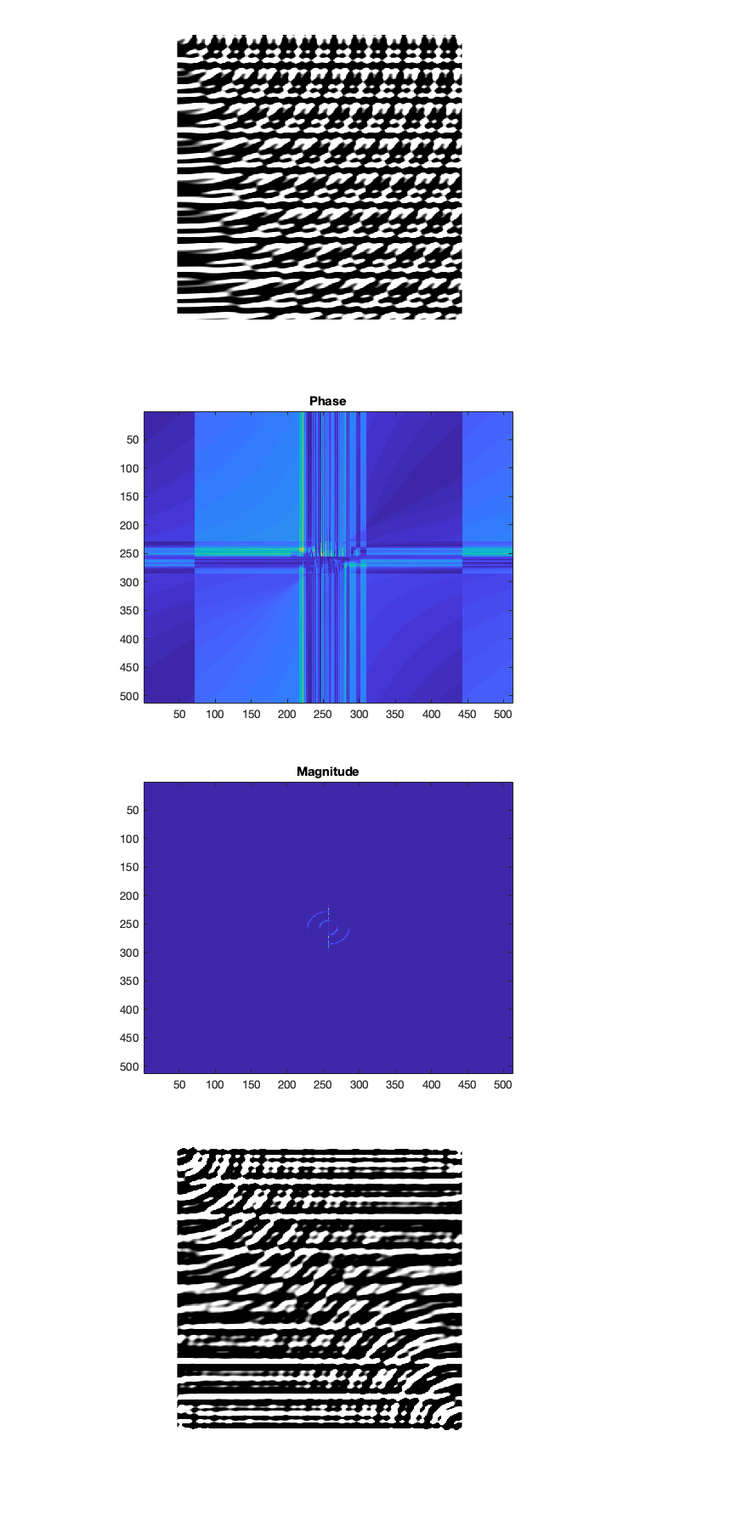
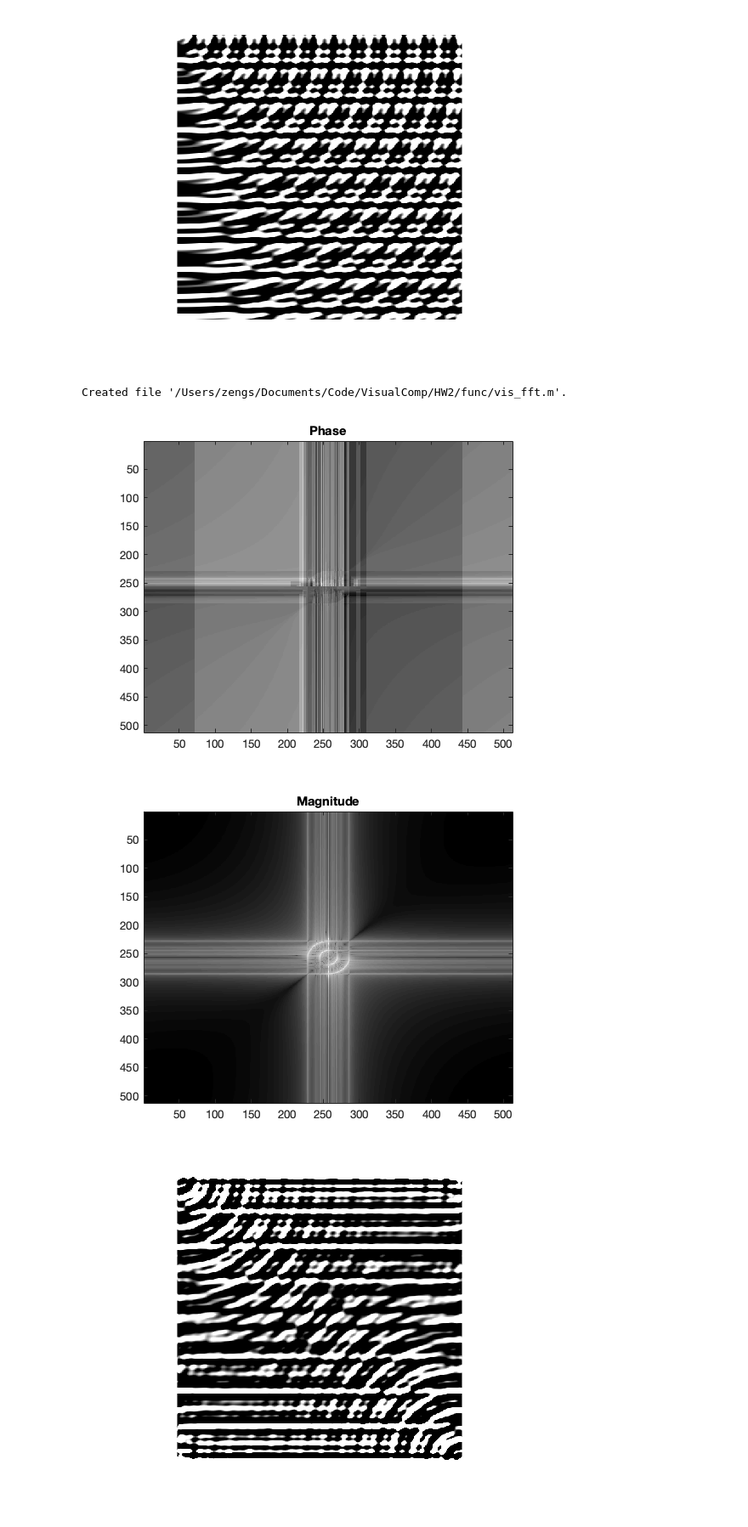
Before and after one commit to SIGUSRz/VisualComp, a Jupyter notebook: HW2/Main.ipynb, the cells around one changed output. Shown at 85% size. Saved outputs shown, nothing was run; the diff lists cells and outputs as text; code cells hidden in the pictures.

```diff
--- a/HW2/Main.ipynb
+++ b/HW2/Main.ipynb
@@ -18,25 +19,34 @@ imshow(I);
 # %%
 y = meshgrid(1:size(I, 1), 1:size(I, 2));
 x = y';
-img = sin(0.2 .* x) + sin(0.3 .* x) + cos(0.4 .* x) + ...
+img1 = sin(0.2 .* x) + sin(0.3 .* x) + cos(0.4 .* x) + ...
     sin(sqrt(x .* x + y .* y) .* 0.15) + sin(sqrt(x .* x + y .* y) .* 0.35);
-imshow(img);
+imshow(img1);
 # %% [output]
 [figure]
 # %%
-fourier = fft2(img);
-mag = abs(fourier);
-f = figure;
-imagesc(abs(fftshift(mag)));
-title("Magnitude");
-fourier(mag < 1e-6) = 0;
-phs = unwrap(angle(fourier));
-f = figure;
-imagesc(abs(fftshift(phs)));
-title("Phase");
+%%file func/vis_fft.m
+function [mag, phs] = vis_fft(img)
+    fourier = fft2(img);
+    mag = abs(fourier);
+    f = figure;
+    imagesc(fftshift(log(mag)));
+    colormap('gray');
+    title("Magnitude");
+    fourier(mag < 1e-6) = 0;
+    phs = angle(fourier);
+    f = figure;
+    imagesc(fftshift(unwrap(phs)));
+    colormap('gray');
+    title("Phase");
+end
 # %% [output]
-[figure, removed]
-[figure, removed]
+Created file '/Users/zengs/Documents/Code/VisualComp/HW2/func/vis_fft.m'.
+# %%
+[mag, phs] = vis_fft(img1);
+# %% [output]
+[figure, added]
+[figure, added]
 # %%
 invImg = ifft2(mag .* 2);
 imshow(invImg);
```
Also changed, not shown: parts of 7 cells of this notebook.
